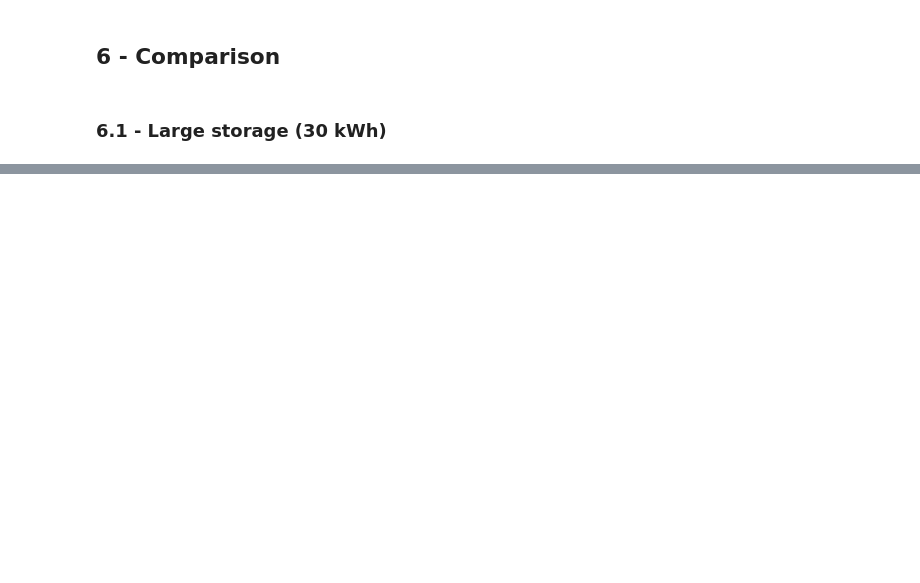
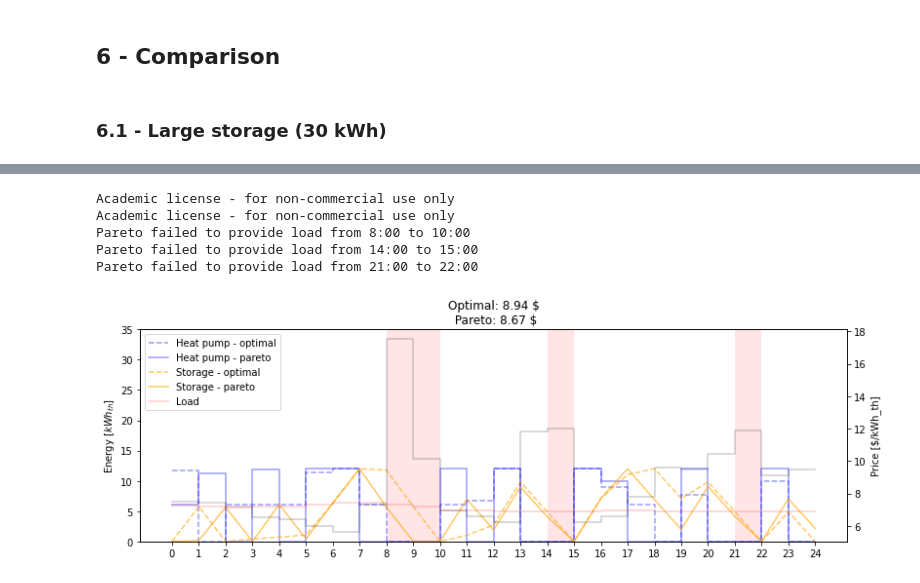
Before and after one commit to thdfw/master_thesis, a Jupyter notebook: data_driven_control/pareto.ipynb, the cells around one changed output, grey strips where cells are left out. Saved outputs shown, nothing was run; the diff lists cells and outputs as text; code cells hidden in the pictures; blank space fills up the shorter version.

Commit message:
Progress on pareto algorithm

```diff
--- a/data_driven_control/pareto.ipynb
+++ b/data_driven_control/pareto.ipynb
@@ -601,0 +596,9 @@ Price of pareto: 8.65$, (6.72 cts/kWh_th average)
+# %%
+comparison(max_storage=12)
+# %% [output]
+Academic license - for non-commercial use only
+Academic license - for non-commercial use only
+Pareto failed to provide load from 8:00 to 10:00
+Pareto failed to provide load from 14:00 to 15:00
+Pareto failed to provide load from 21:00 to 22:00
+[figure, added]
```
Also changed, not shown: parts of 5 cells of this notebook.
